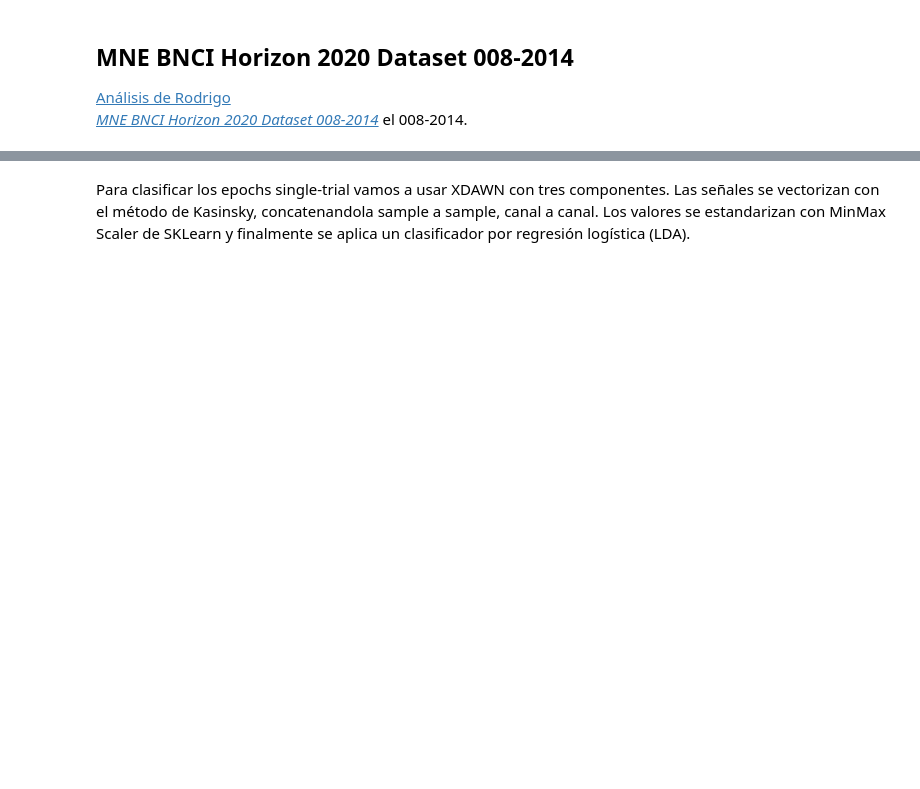
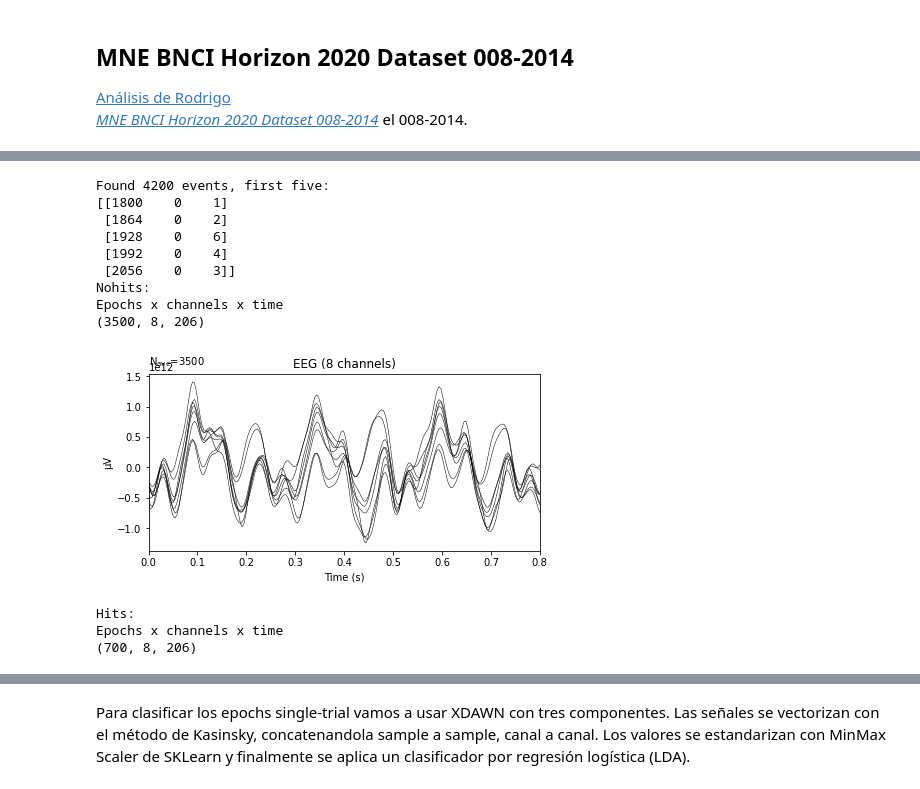
Before and after one commit to alexchavez1980/repo_tesis, a Jupyter notebook: a_MNE BNCI Horizon 2020 Dataset.ipynb, the cells around one changed output, grey strips where cells are left out. Drawn from its saved outputs; the diff is of its cells as text; code cells hidden in the pictures; blank space fills up the shorter version.

```diff
--- a/a_MNE BNCI Horizon 2020 Dataset.ipynb
+++ b/a_MNE BNCI Horizon 2020 Dataset.ipynb
@@ -154,6 +86,0 @@ Los 8 canales de EEG con los eventos en azul donde se disparan cada una de las e
-# %%
-montage = mne.channels.read_montage('standard_1020')
-
-eeg_mne.set_montage(montage)
-
-eeg_mne.plot_sensors()
@@ -164,0 +92,74 @@ Este es el montaje utilizado para la captura de este dataset.
+# %%
+# ============================================================
+# 1. "find_events" con t_stim
+# ============================================================
+event_times = mne.find_events(eeg_events, stim_channel='t_stim')
+
+print('Found %s events, first five:' % len(event_times))
+print(event_times[:5])
+
+# Plot the events to get an idea of the paradigm
+# Specify colors and an event_id dictionary for the legend.
+color = {1: 'green', 2: 'yellow', 3: 'red', 4: 'c', 5: 'black', 6: 'blue',7: 'green', 8: 'yellow', 9: 'red', 10: 'c', 11: 'black', 12: 'blue'}
+
+# El primero paso para intentar la clasificación es analizar el GRAND AVERAGE de las señales.
+# Esto es tomar todos los segmentos sincronizados con las estimulaciones que corresponden con un HIT/NOHIT
+# y calcular la señal promedio (por cómo está armado el dataset, serán 700 vs 3500 segmentos).
+
+# Los epochs se generan a partir de la información de los momentos donde se producen las estimulaciones.
+# Cada segmento se extrae de la señal de EEG desde los 0 a los 0.8 s.
+# Abajo, en el primer gráfico, se visualiza el grand average de los 3500 segmentos correspondientes a los nohits.
+# Se visualiza los picos de las señal de 4 Hz correspondiente al ISI de 0.125 ms que tiene asginado este dataset
+# (falta un pico porque es hasta los 800 ms).  En el segundo gráfico, se visualiza, aún mezclado entre ruído, el P300.
+# ============================================================
+
+# ============================================================
+# 2. "find_events" con t_type y extrae la "época"
+# ============================================================
+event_times = mne.find_events(eeg_events, stim_channel='t_type')
+
+tmin = 0
+tmax = 0.8
+
+epochs = mne.Epochs(eeg_mne, event_times, {'first':1}, tmin, tmax, baseline=None)
+
+print ('Nohits:')
+print ('Epochs x channels x time')
+print (epochs.get_data().shape)
+
+evoked = epochs.average()
+evoked.plot()
+
+# ============================================================
+# 2. "find_events" con t_type extrae la "época"
+# ============================================================
+event_times = mne.find_events(eeg_events, stim_channel='t_type')
+
+tmin = 0
+tmax = 0.8
+
+epochs = mne.Epochs(eeg_mne, event_times, { 'second':2 }, tmin, tmax, baseline=None)
+
+print ('Hits:')
+print ('Epochs x channels x time')
+print (epochs.get_data().shape)
+
+evoked = epochs.average()
+evoked.plot()
+
+print ('Los 8 canales de EEG con los eventos en azul donde se disparan cada una de las estimulaciones.')
+eeg_mne.plot(scalings='auto',n_channels=8,events=event_times)
+# %% [output]
+Found 4200 events, first five:
+[[1800    0    1]
+ [1864    0    2]
+ [1928    0    6]
+ [1992    0    4]
+ [2056    0    3]]
+Nohits:
+Epochs x channels x time
+(3500, 8, 206)
+[figure, added]
+Hits:
+Epochs x channels x time
+(700, 8, 206)
```
Also changed, not shown: parts of 28 cells of this notebook, 2 other files.
